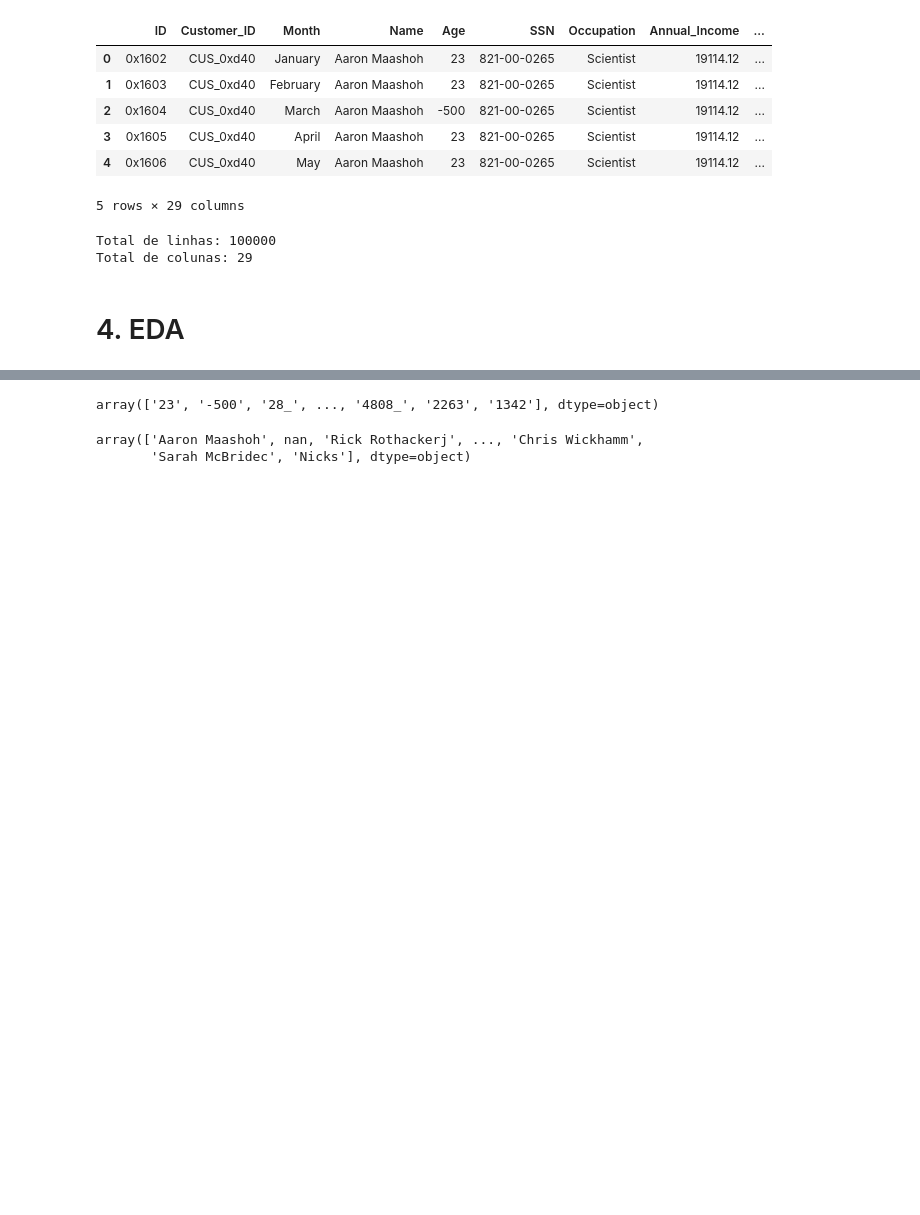
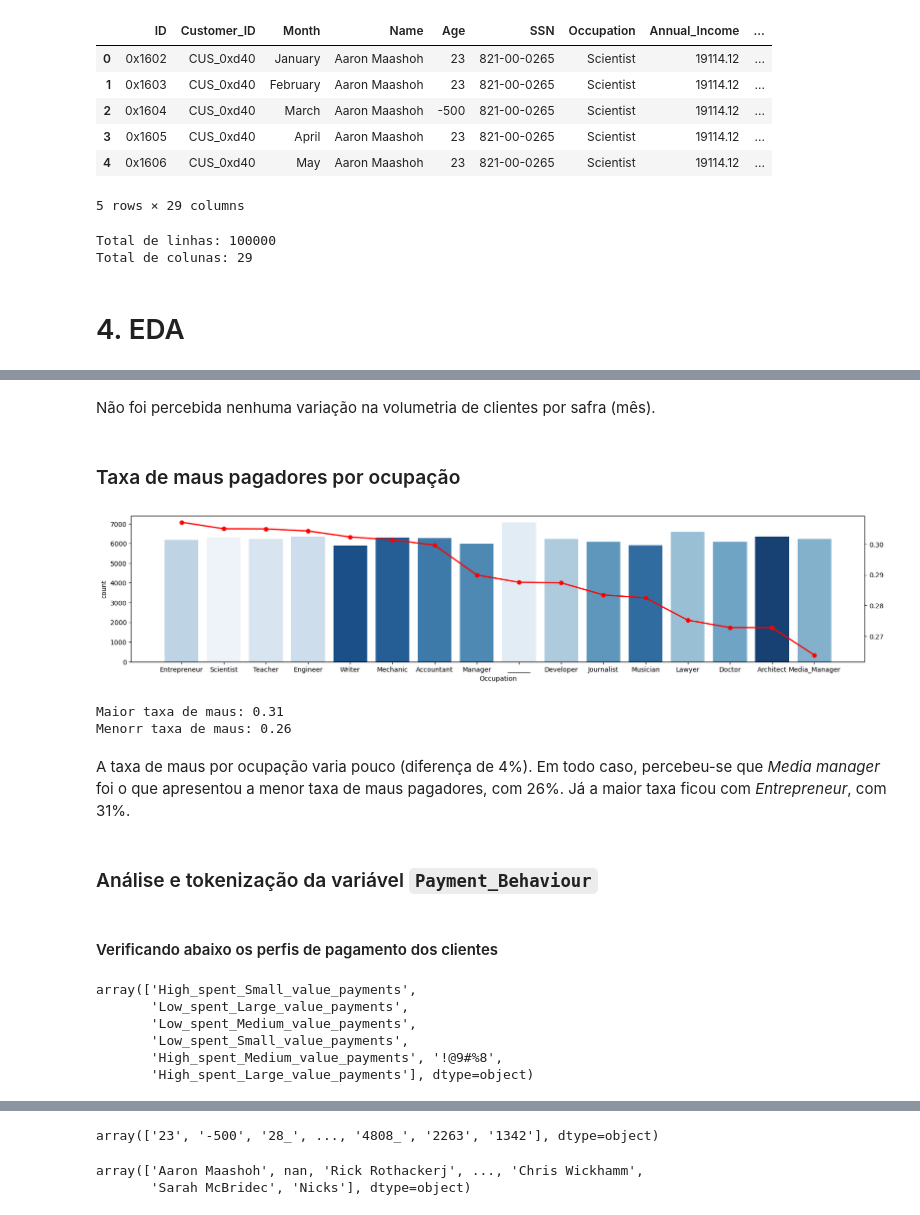
Before and after one commit to deborabmfreitas/credit-score-prediction, a Jupyter notebook: credit-score-prediction.ipynb, the cells around one changed output, grey strips where cells are left out. Saved outputs shown, nothing was run; the diff lists cells and outputs as text; code cells hidden in the pictures; blank space fills up the shorter version.

Commit message:
Inicio da EDA nas variaveis categoricas

```diff
--- a/credit-score-prediction.ipynb
+++ b/credit-score-prediction.ipynb
@@ -136,0 +149,43 @@ Index(['ID', 'Customer_ID', 'Month', 'Name', 'Age', 'SSN', 'Occupation',
+# %% [markdown]
+Não foi percebida nenhuma variação na volumetria de clientes por safra (mês).
+# %% [markdown]
+### Taxa de maus pagadores por ocupação
+# %%
+# Taxa de maus por ocupação
+
+tx_maus_ocupacao = train.groupby(['Occupation'])['target'].mean().sort_values(ascending=False)
+
+# Gráfico
+
+fig, ax1 = plt.subplots(figsize=(20, 4))
+
+# Gráfico de barras para contagem de pessoas
+sns.countplot(data=train, x='Occupation', ax=ax1, palette='Blues', hue='Occupation', order=tx_maus_ocupacao.index)
+
+# Configurando o segundo eixo y
+ax2 = ax1.twinx()
+ax2.plot(tx_maus_ocupacao.index, tx_maus_ocupacao.values, color='r', marker='o', linestyle='-', linewidth=2)
+plt.show()
+# %% [output]
+[figure, added]
+# %%
+print(f'Maior taxa de maus: {np.round(tx_maus_ocupacao,2).max()}')
+print(f'Menorr taxa de maus: {np.round(tx_maus_ocupacao,2).min()}')
+# %% [output]
+Maior taxa de maus: 0.31
+Menorr taxa de maus: 0.26
+# %% [markdown]
+A taxa de maus por ocupação varia pouco (diferença de 4%). Em todo caso, percebeu-se que _Media manager_ foi o que apresentou a menor taxa de maus pagadores, com 26%. Já a maior taxa ficou com _Entrepreneur_, com 31%.
+# %% [markdown]
+### Análise e tokenização da variável `Payment_Behaviour`
+# %% [markdown]
+#### Verificando abaixo os perfis de pagamento dos clientes
+# %%
+train['Payment_Behaviour'].unique()
+# %% [output]
+array(['High_spent_Small_value_payments',
+       'Low_spent_Large_value_payments',
+       'Low_spent_Medium_value_payments',
+       'Low_spent_Small_value_payments',
+       'High_spent_Medium_value_payments', '!@9#%8',
+       'High_spent_Large_value_payments'], dtype=object)
```
Also changed, not shown: parts of 28 cells of this notebook.
